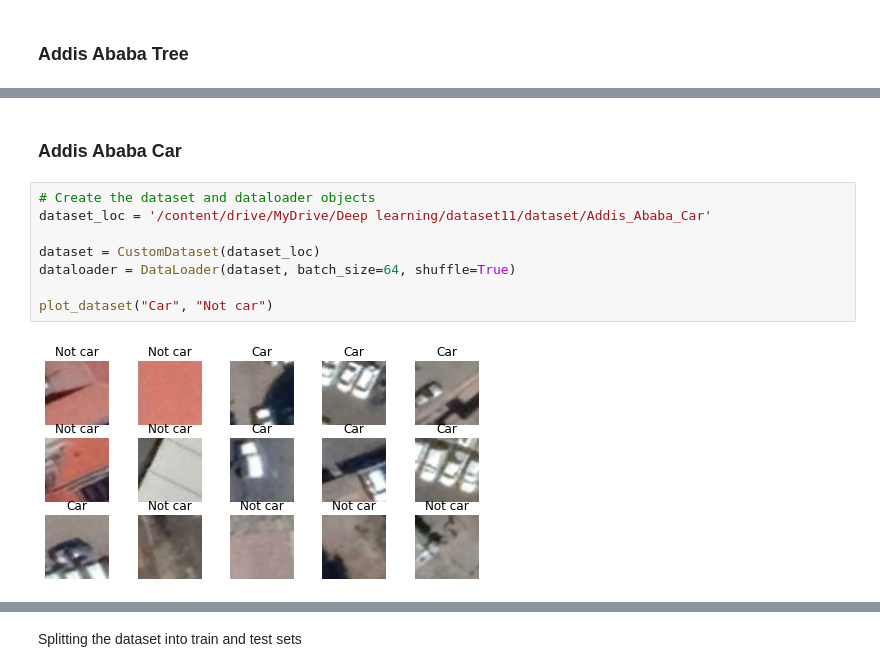
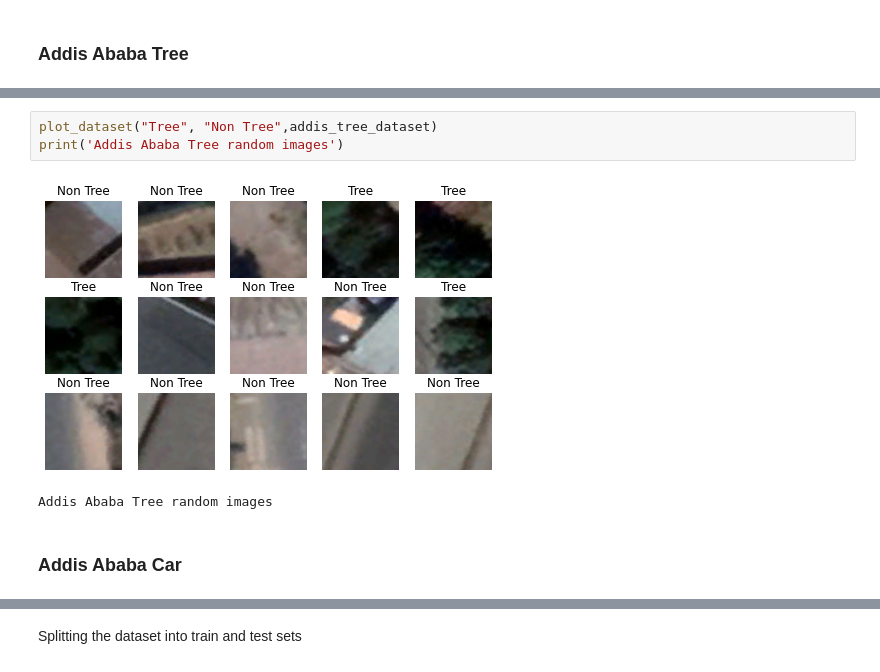
Before and after one commit to workingbetter/deep-learning-Image-classification-by-Michael-Bogale, a Jupyter notebook: ITNPAI1_3071806.ipynb, the cells around one changed output, grey strips where cells are left out. Drawn from its saved outputs; the diff is of its cells as text.

```diff
--- a/ITNPAI1_3071806.ipynb
+++ b/ITNPAI1_3071806.ipynb
@@ -237,12 +219,8 @@ plot_dataset("Tree", "Non Tree")
+# %%
+plot_dataset("Tree", "Non Tree",addis_tree_dataset)
+print('Addis Ababa Tree random images')
+# %% [output]
+[figure, added]
+Addis Ababa Tree random images
 # %% [markdown]
 ### Addis Ababa Car
-# %%
-# Create the dataset and dataloader objects
-dataset_loc = '/content/drive/MyDrive/Deep learning/dataset11/dataset/Addis_Ababa_Car'
-
-dataset = CustomDataset(dataset_loc)
-dataloader = DataLoader(dataset, batch_size=64, shuffle=True)
-
-plot_dataset("Car", "Not car")
-# %% [output]
-[figure, removed]
```
Also changed, not shown: parts of 44 cells of this notebook.
